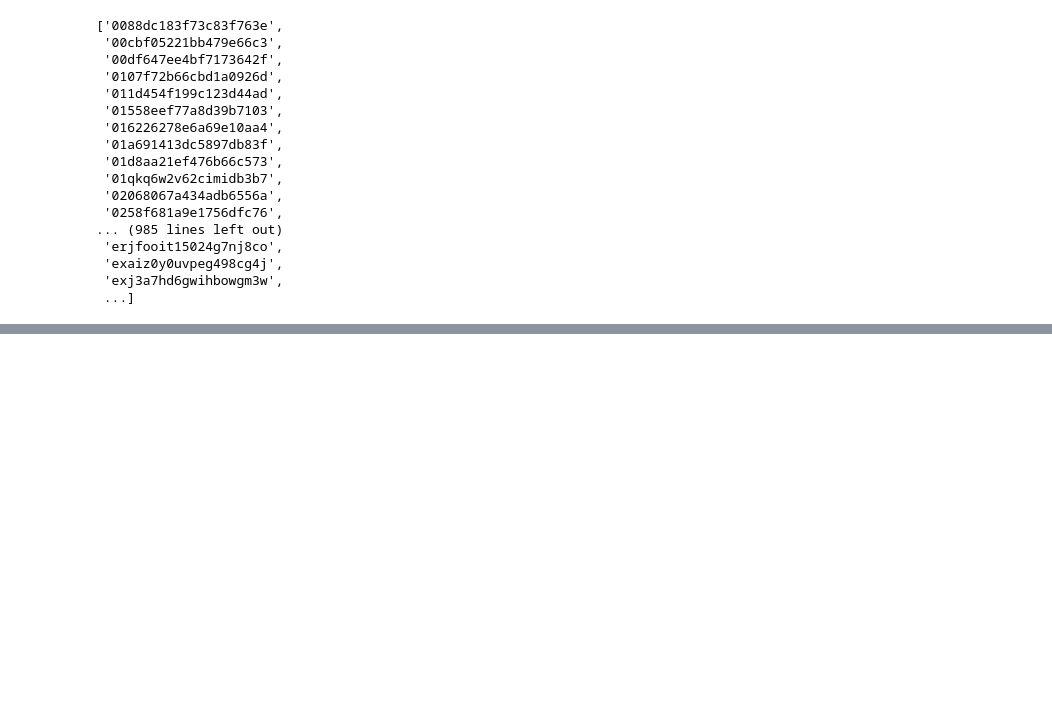
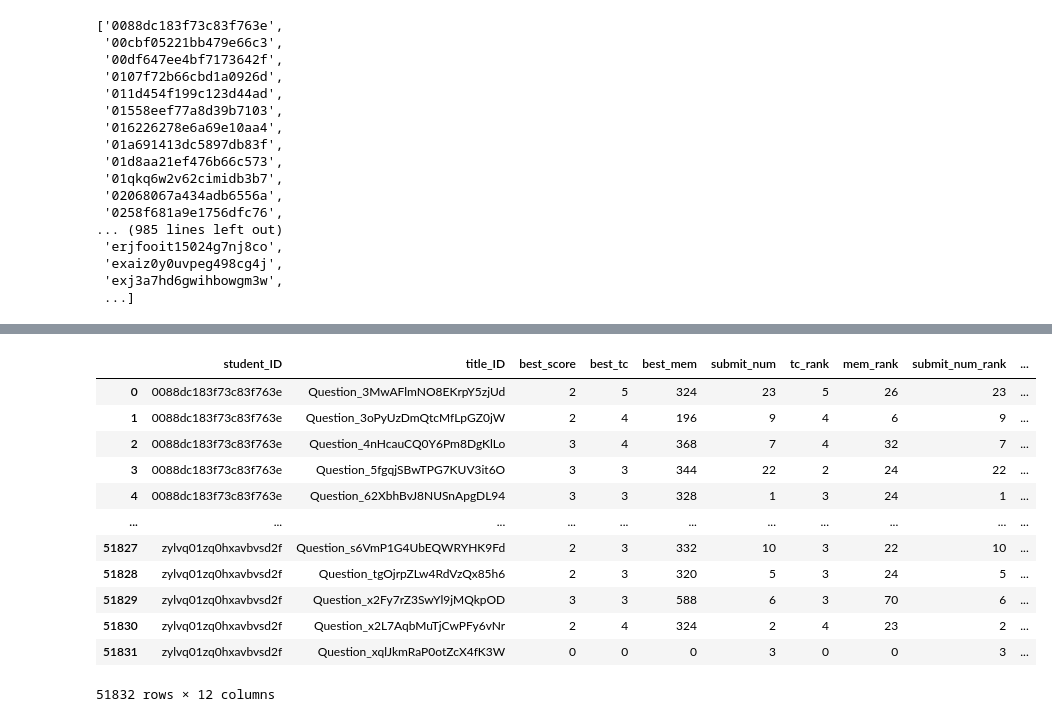
Before and after one commit to QishuoBai/ChinaVis2024, a Jupyter notebook: backend/st_process.ipynb, the cells around one changed output, grey strips where cells are left out. Saved outputs shown, nothing was run; the diff lists cells and outputs as text; code cells hidden in the pictures; blank space fills up the shorter version.

```diff
--- a/backend/st_process.ipynb
+++ b/backend/st_process.ipynb
@@ -623,3 +623,10 @@ sorted(np.unique(data_studentInfo['student_ID'].values))
  'exaiz0y0uvpeg498cg4j',
  'exj3a7hd6gwihbowgm3w',
  ...]
+# %%
+# 计算新的人题数据
+
+title_ids = np.unique(data_titleInfo['title_ID'].values).tolist()
+title_ids.sort()
+stu_ids = np.unique(data_studentInfo['student_ID'].values).tolist()
+stu_ids.sort()
@@ -625,0 +720,38 @@ sorted(np.unique(data_studentInfo['student_ID'].values))
+# %%
+col_tc_ranks_percent = []
+col_mem_ranks_percent = []
+col_submit_num_ranks_percent = []
+for sid in tqdm(stu_ids):
+    for tid in title_ids:
+        filtered_df = stu_title_stats[(stu_title_stats['student_ID'] == sid) & (stu_title_stats['title_ID'] == tid)]
+        if filtered_df['submit_num'].values[0] == -1:
+            col_tc_ranks_percent.append(-1)
+            col_mem_ranks_percent.append(-1)
+            col_submit_num_ranks_percent.append(-1)
+            continue
+        tc_rank_percent = filtered_df['tc_rank'].values[0] / (len(title_ranks[tid]['tc_ranks']) - 1)
+        mem_rank_percent = filtered_df['mem_rank'].values[0] / (len(title_ranks[tid]['mem_ranks']) - 1)
+        submit_num_rank_percent = filtered_df['submit_num_rank'].values[0] / (len(title_ranks[tid]['submit_num_ranks']) - 1)
+        col_tc_ranks_percent.append(tc_rank_percent)
+        col_mem_ranks_percent.append(mem_rank_percent)
+        col_submit_num_ranks_percent.append(submit_num_rank_percent)
+
+stu_title_stats['tc_rank_percent'] = col_tc_ranks_percent
+stu_title_stats['mem_rank_percent'] = col_mem_ranks_percent
+stu_title_stats['submit_num_rank_percent'] = col_submit_num_ranks_percent
+# %%
+stu_title_stats
+# %% [output]
+|  | student_ID | title_ID | best_score | best_tc | best_mem | submit_num | tc_rank | mem_rank | submit_num_rank | ... |
+| 0 | 0088dc183f73c83f763e | Question_3MwAFlmNO8EKrpY5zjUd | 2 | 5 | 324 | 23 | 5 | 26 | 23 | ... |
+| 1 | 0088dc183f73c83f763e | Question_3oPyUzDmQtcMfLpGZ0jW | 2 | 4 | 196 | 9 | 4 | 6 | 9 | ... |
+| 2 | 0088dc183f73c83f763e | Question_4nHcauCQ0Y6Pm8DgKlLo | 3 | 4 | 368 | 7 | 4 | 32 | 7 | ... |
+| 3 | 0088dc183f73c83f763e | Question_5fgqjSBwTPG7KUV3it6O | 3 | 3 | 344 | 22 | 2 | 24 | 22 | ... |
+| 4 | 0088dc183f73c83f763e | Question_62XbhBvJ8NUSnApgDL94 | 3 | 3 | 328 | 1 | 3 | 24 | 1 | ... |
+| ... | ... | ... | ... | ... | ... | ... | ... | ... | ... | ... |
+| 51827 | zylvq01zq0hxavbvsd2f | Question_s6VmP1G4UbEQWRYHK9Fd | 2 | 3 | 332 | 10 | 3 | 22 | 10 | ... |
+| 51828 | zylvq01zq0hxavbvsd2f | Question_tgOjrpZLw4RdVzQx85h6 | 2 | 3 | 320 | 5 | 3 | 24 | 5 | ... |
+| 51829 | zylvq01zq0hxavbvsd2f | Question_x2Fy7rZ3SwYl9jMQkpOD | 3 | 3 | 588 | 6 | 3 | 70 | 6 | ... |
+| 51830 | zylvq01zq0hxavbvsd2f | Question_x2L7AqbMuTjCwPFy6vNr | 2 | 4 | 324 | 2 | 4 | 23 | 2 | ... |
+| 51831 | zylvq01zq0hxavbvsd2f | Question_xqlJkmRaP0otZcX4fK3W | 0 | 0 | 0 | 3 | 0 | 0 | 3 | ... |
+51832 rows × 12 columns
```
Also changed, not shown: parts of 6 cells of this notebook, 5 other files.
